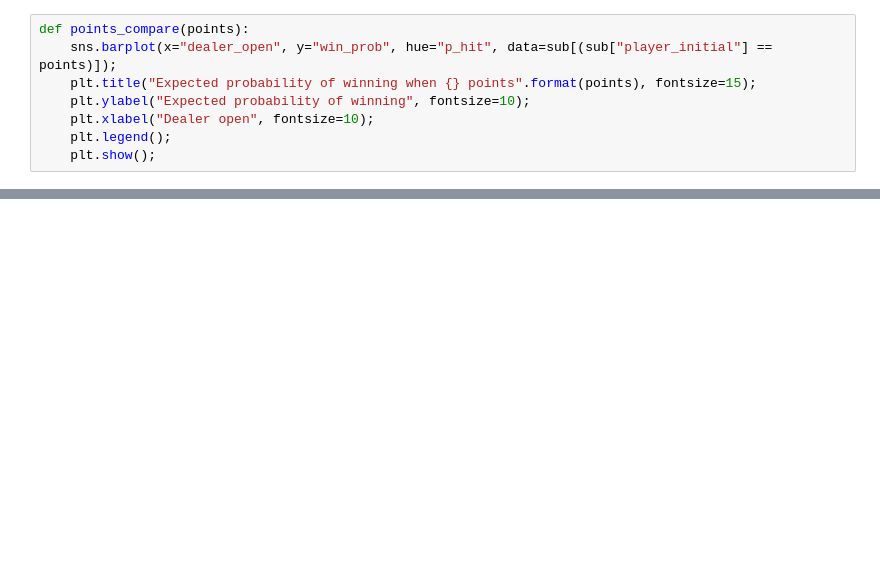
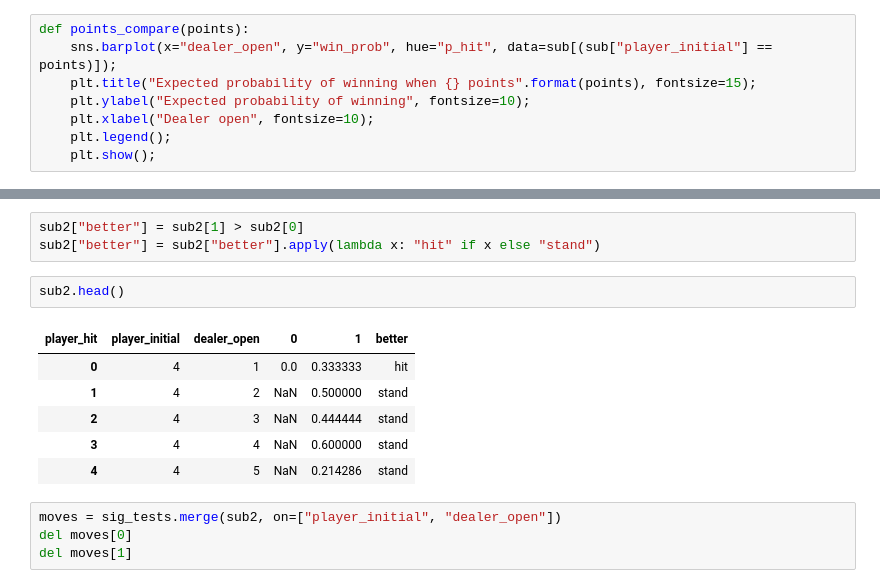
Before and after one commit to jocelyn-ong/data-science-projects, a Jupyter notebook: others/blackjack/data-analysis.ipynb, the cells around one changed output, grey strips where cells are left out. Cells and saved outputs as stored; diff of their text form; blank space fills up the shorter version.

```diff
--- a/others/blackjack/data-analysis.ipynb
+++ b/others/blackjack/data-analysis.ipynb
@@ -686,0 +746,16 @@ for i in range(12,18):
+# %%
+sub2["better"] = sub2[1] > sub2[0]
+sub2["better"] = sub2["better"].apply(lambda x: "hit" if x else "stand")
+# %%
+sub2.head()
+# %% [output]
+| player_hit | player_initial | dealer_open | 0 | 1 | better |
+| 0 | 4 | 1 | 0.0 | 0.333333 | hit |
+| 1 | 4 | 2 | NaN | 0.500000 | stand |
+| 2 | 4 | 3 | NaN | 0.444444 | stand |
+| 3 | 4 | 4 | NaN | 0.600000 | stand |
+| 4 | 4 | 5 | NaN | 0.214286 | stand |
+# %%
+moves = sig_tests.merge(sub2, on=["player_initial", "dealer_open"])
+del moves[0]
+del moves[1]
```
Also changed, not shown: parts of 64 cells of this notebook, 2 other files.
